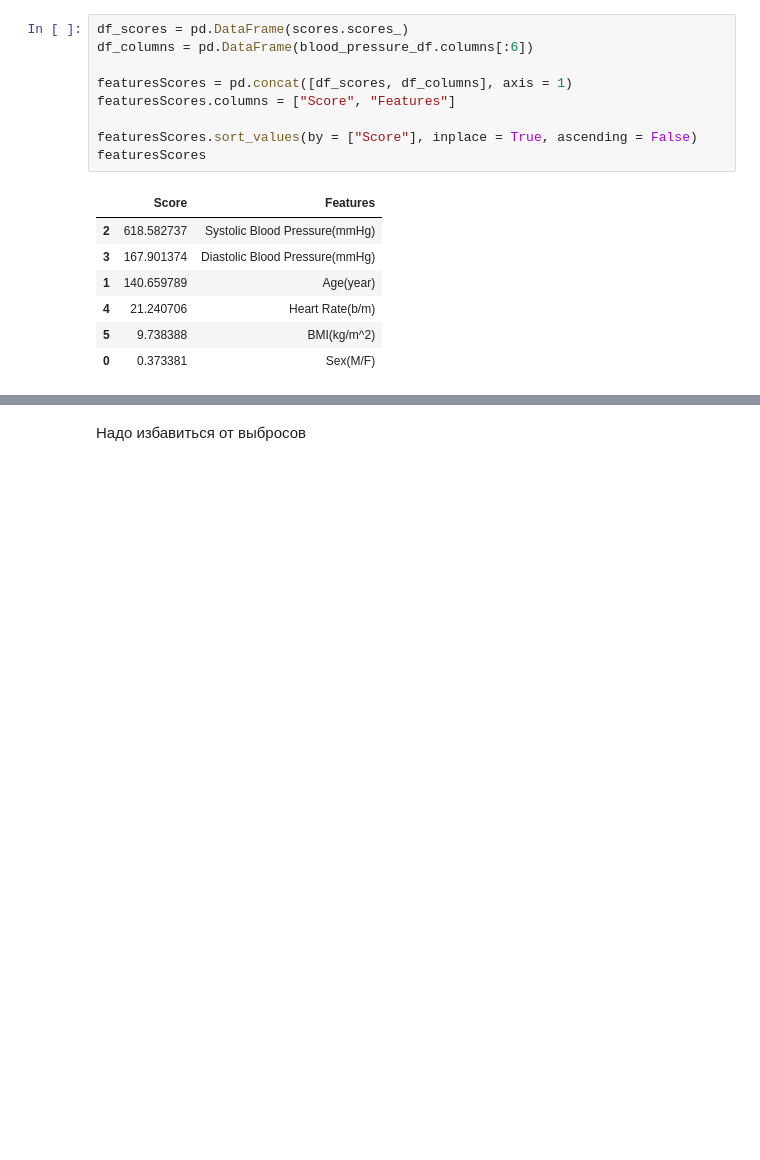
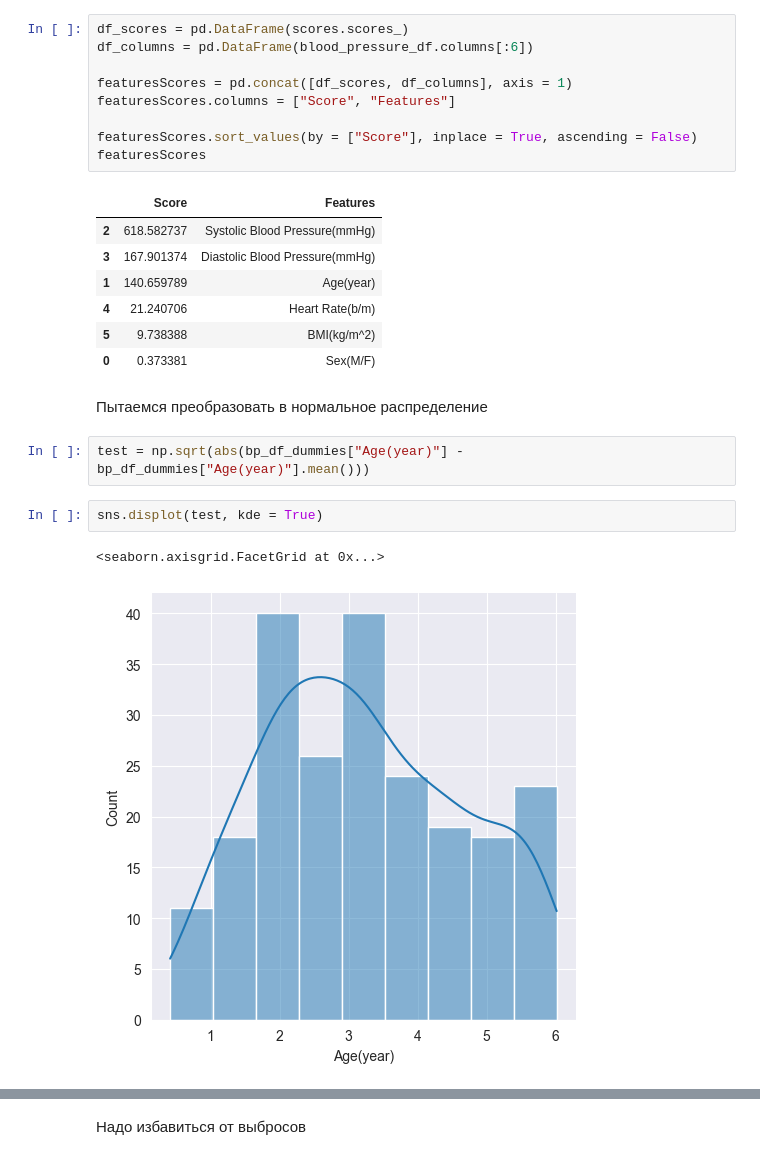
Before and after one commit to ForentDich/Pressure-Oracle, a Jupyter notebook: neural-network/EDA.ipynb, the cells around one changed output, grey strips where cells are left out. Cells and saved outputs as stored; diff of their text form; blank space fills up the shorter version.

```diff
--- a/neural-network/EDA.ipynb
+++ b/neural-network/EDA.ipynb
@@ -183,3 +184,12 @@ featuresScores
 | 4 | 21.240706 | Heart Rate(b/m) |
 | 5 | 9.738388 | BMI(kg/m^2) |
 | 0 | 0.373381 | Sex(M/F) |
+# %% [markdown]
+Пытаемся преобразовать в нормальное распределение
+# %%
+test = np.sqrt(abs(bp_df_dummies["Age(year)"] - bp_df_dummies["Age(year)"].mean()))
+# %%
+sns.displot(test, kde = True)
+# %% [output]
+<seaborn.axisgrid.FacetGrid at 0x...>
+[figure, added]
```
Also changed, not shown: parts of 3 cells of this notebook.
